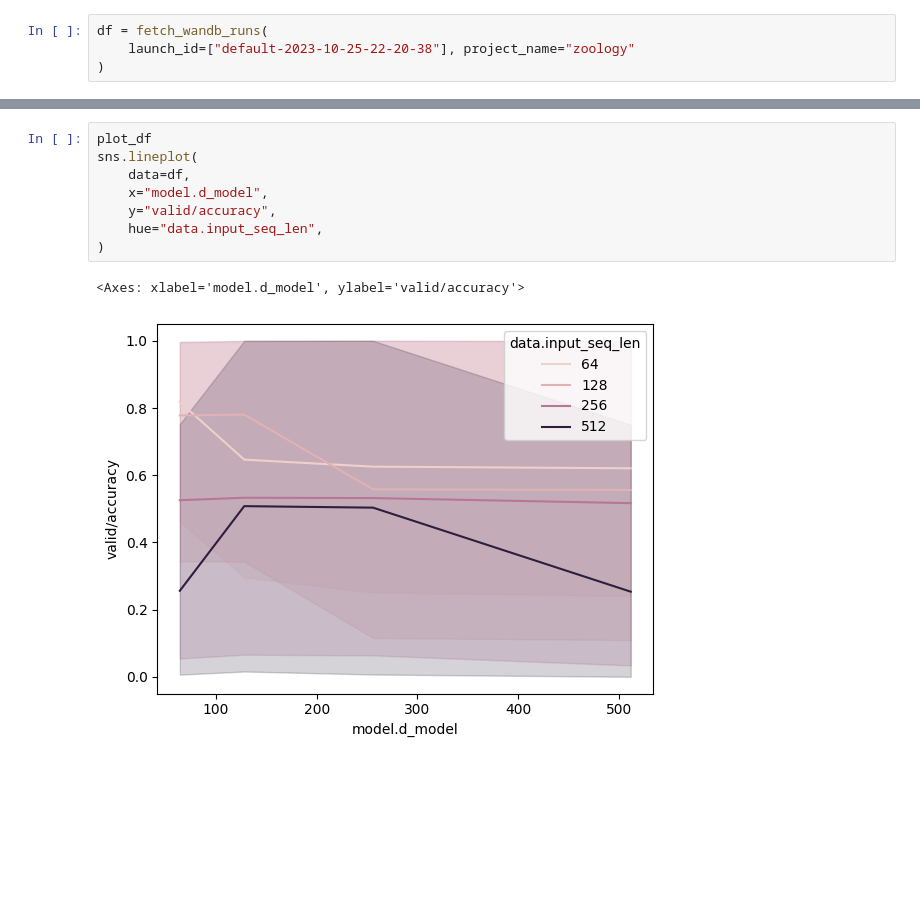
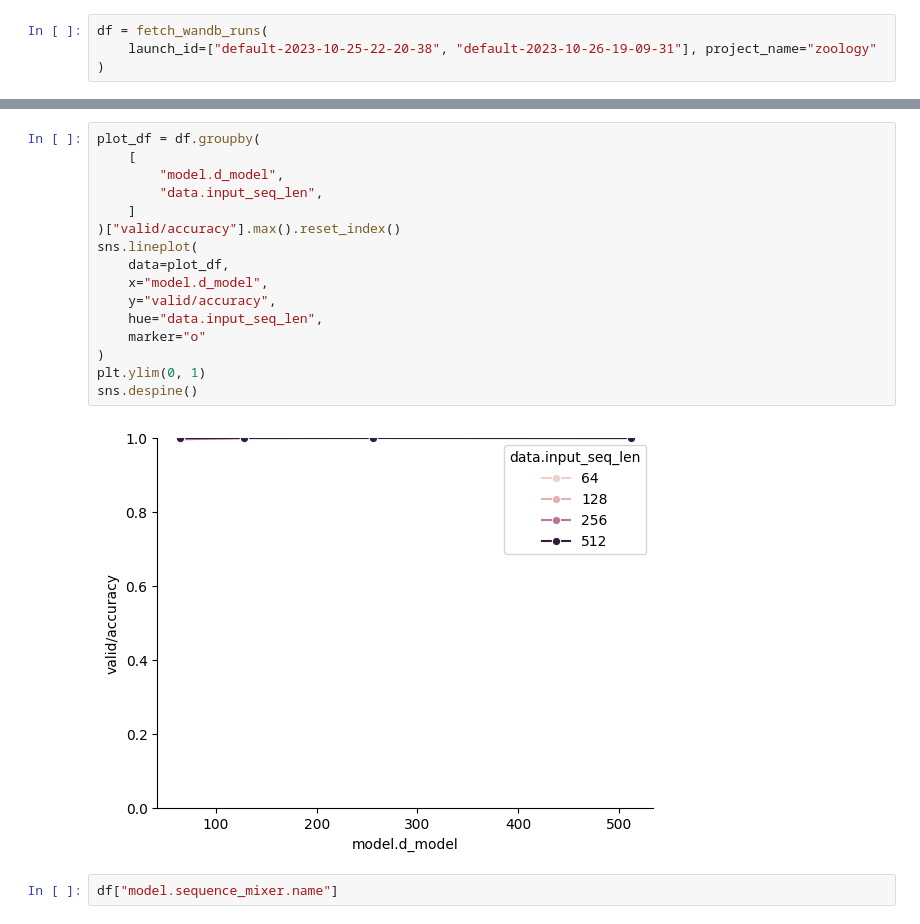
Before and after one commit to HazyResearch/zoology, a Jupyter notebook: zoology/analysis/scratch.ipynb, the cells around one changed output, grey strips where cells are left out. Cells and saved outputs as stored; diff of their text form; blank space fills up the shorter version.

```diff
--- a/zoology/analysis/scratch.ipynb
+++ b/zoology/analysis/scratch.ipynb
@@ -11,4 +15,4 @@ from zoology.analysis.utils import fetch_wandb_runs
 # %%
 df = fetch_wandb_runs(
-    launch_id=["default-2023-10-25-22-20-38"], project_name="zoology"
+    launch_id=["default-2023-10-25-22-20-38", "default-2023-10-26-19-09-31"], project_name="zoology"
 )
@@ -15,11 +23,20 @@ df = fetch_wandb_runs(
 # %%
-plot_df
+plot_df = df.groupby(
+    [
+        "model.d_model",
+        "data.input_seq_len",
+    ]
+)["valid/accuracy"].max().reset_index()
 sns.lineplot(
-    data=df,
+    data=plot_df,
     x="model.d_model",
     y="valid/accuracy",
     hue="data.input_seq_len",
+    marker="o"
 )
+plt.ylim(0, 1)
+sns.despine()
 # %% [output]
-<Axes: xlabel='model.d_model', ylabel='valid/accuracy'>
-[figure, old version]
+[figure, new version]
+# %%
+df["model.sequence_mixer.name"]
```
Also changed, not shown: parts of 3 cells of this notebook, 5 other files.
